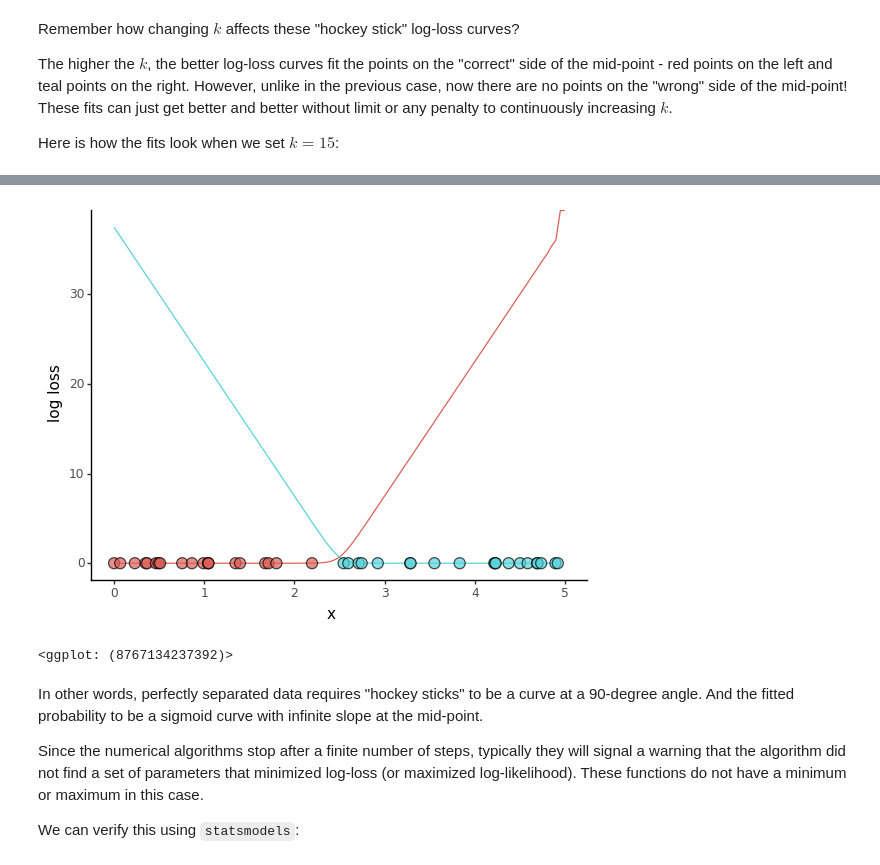
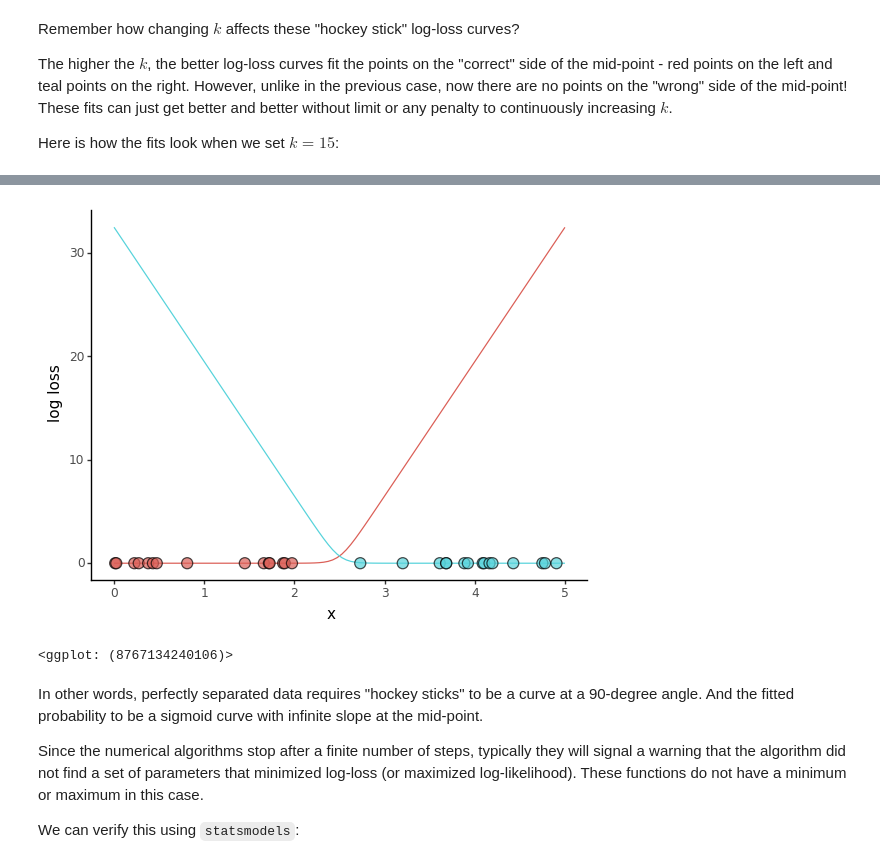
Before and after one commit to igor-sb/blog, a Jupyter notebook: posts/logistic_regression_clean.ipynb, the cells around one changed output, grey strips where cells are left out. Saved outputs shown, nothing was run; the diff lists cells and outputs as text; code cells hidden in the pictures.

Commit message:
simplify generation of perfectly separated data

```diff
--- a/posts/logistic_regression_clean.ipynb
+++ b/posts/logistic_regression_clean.ipynb
@@ -335,13 +342,14 @@ The higher the $k$, the better log-loss curves fit the points on the "correct" s
 
 Here is how the fits look when we set $k = 15$:
 # %%
-perfect_sep_data, logloss_df = create_perfectly_sep_data_and_logloss(
-    k=15,
-    x0=2.5,
-    n_points_per_group=20,
+perfect_sep_df, perfect_sep_logloss_df = fit_data_to_logloss(
+    create_sample_data(k=3, x0=2.5, n_points=30, seed=112),
+    k=13,
+    x0=2.5
 )
-print("Total log-loss: ", perfect_sep_data['log_loss'].sum())
 
-logistic_plot = plot_logistic_fit(perfect_sep_data, logloss_df)
+print("Total log-loss: ", perfect_sep_df['log_loss'].sum())
+
+logistic_plot = plot_logistic_fit(perfect_sep_df, perfect_sep_logloss_df)
 logistic_plot
 # %% [output]
@@ -349,5 +357,5 @@ Total log-loss:  0.6930512657440677
-[figure, old version]
+[figure, new version]
-<ggplot: (8767134237392)>
+<ggplot: (8767134240106)>
 # %% [markdown]
 In other words, perfectly separated data requires "hockey sticks" to be a curve at a 90-degree angle. And the fitted probability to be a sigmoid curve with infinite slope at the mid-point.
 
```
Also changed, not shown: parts of 5 cells of this notebook.
